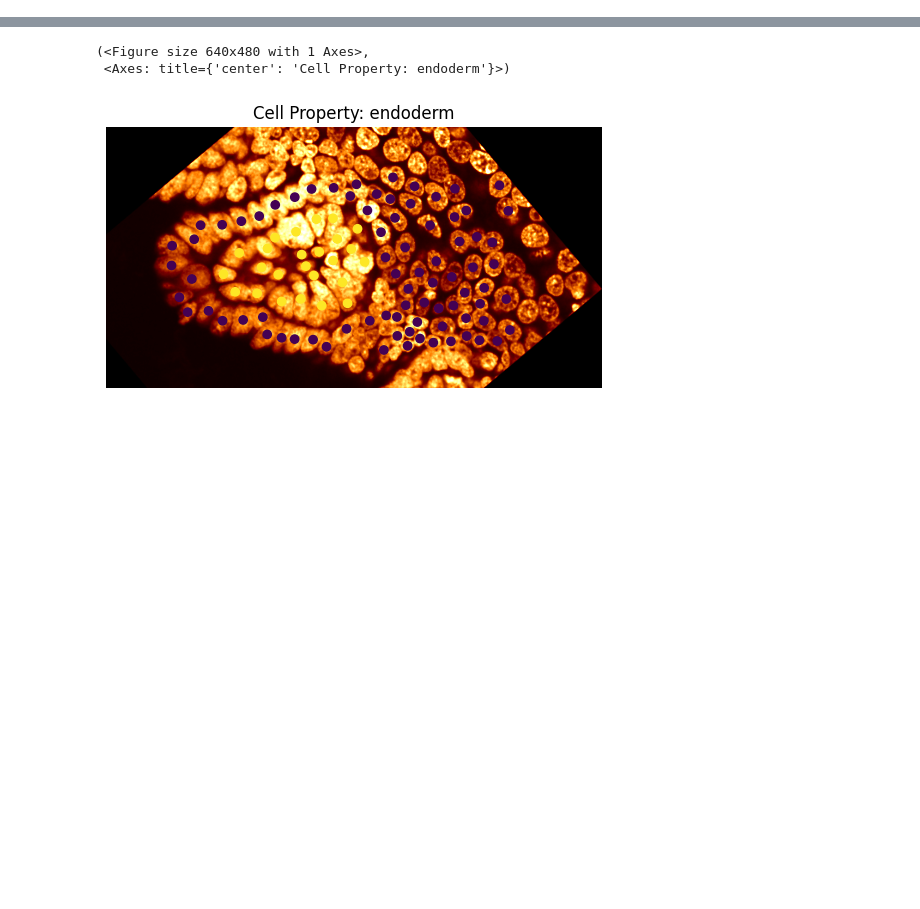
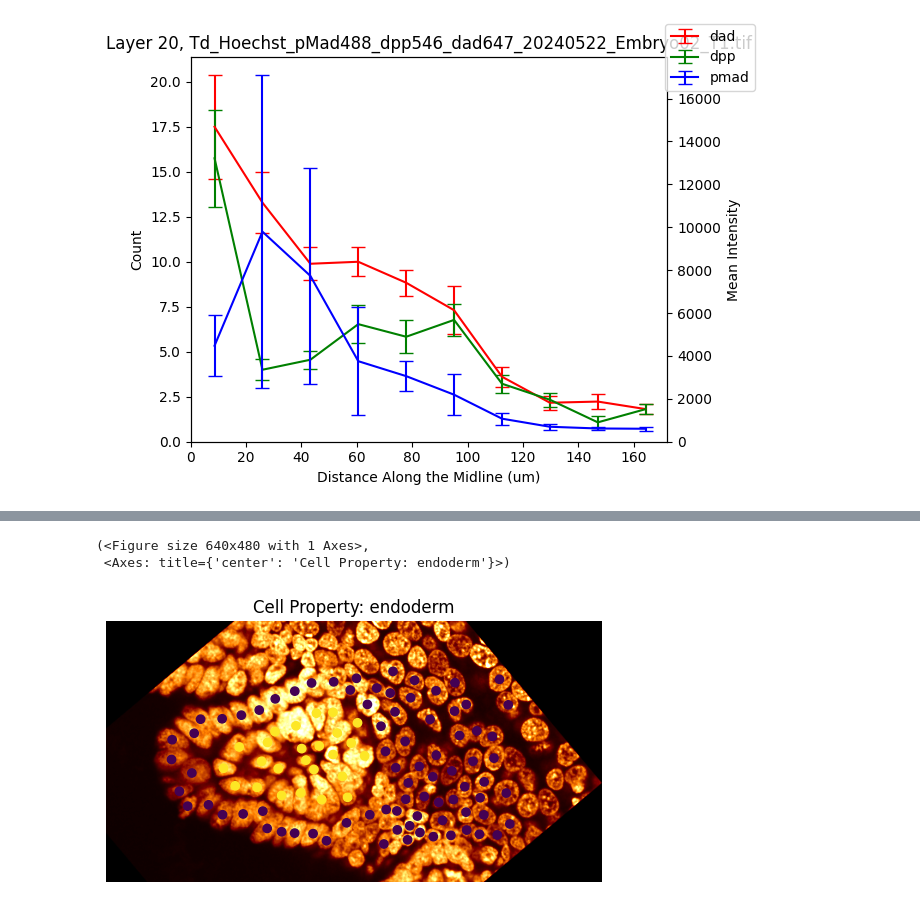
Before and after one commit to bennm37/hcr-pypline, a Jupyter notebook: scripts/segment.ipynb, the cells around one changed output, grey strips where cells are left out. Drawn from its saved outputs; the diff is of its cells as text; code cells hidden in the pictures; blank space fills up the shorter version.

```diff
--- a/scripts/segment.ipynb
+++ b/scripts/segment.ipynb
@@ -74,4 +94,13 @@ plot_cell_property(cell_data, stack[z, :, :, 3], "endoderm")
  <Axes: title={'center': 'Cell Property: endoderm'}>)
+# %%
+# PLOT GRADIENTS in all cells
+%matplotlib inline
+fig, ax = plot_gradients(channel_names, channel_types, cell_data, pixel_to_mu=1/2.8906, err_type="std_err", bin_size=50)
+ax.set(title=f"Layer {z}, {filename}")
+plt.tight_layout()
+plt.savefig(f"{results_path}/{filename.split('.')[0]}_gradients.pdf")
+# %% [output]
+[figure, added]
 # %%
 # PLOT GRADIENTS
 %matplotlib inline
```
Also changed, not shown: parts of 10 cells of this notebook, 3 other files.
